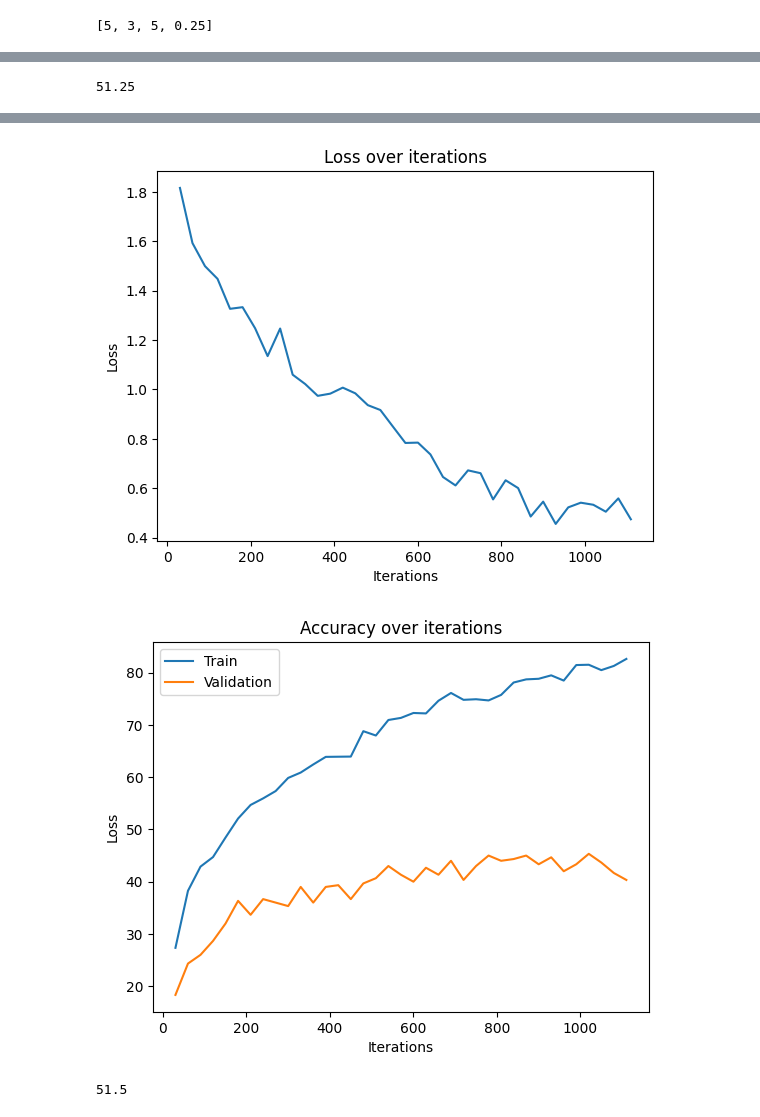
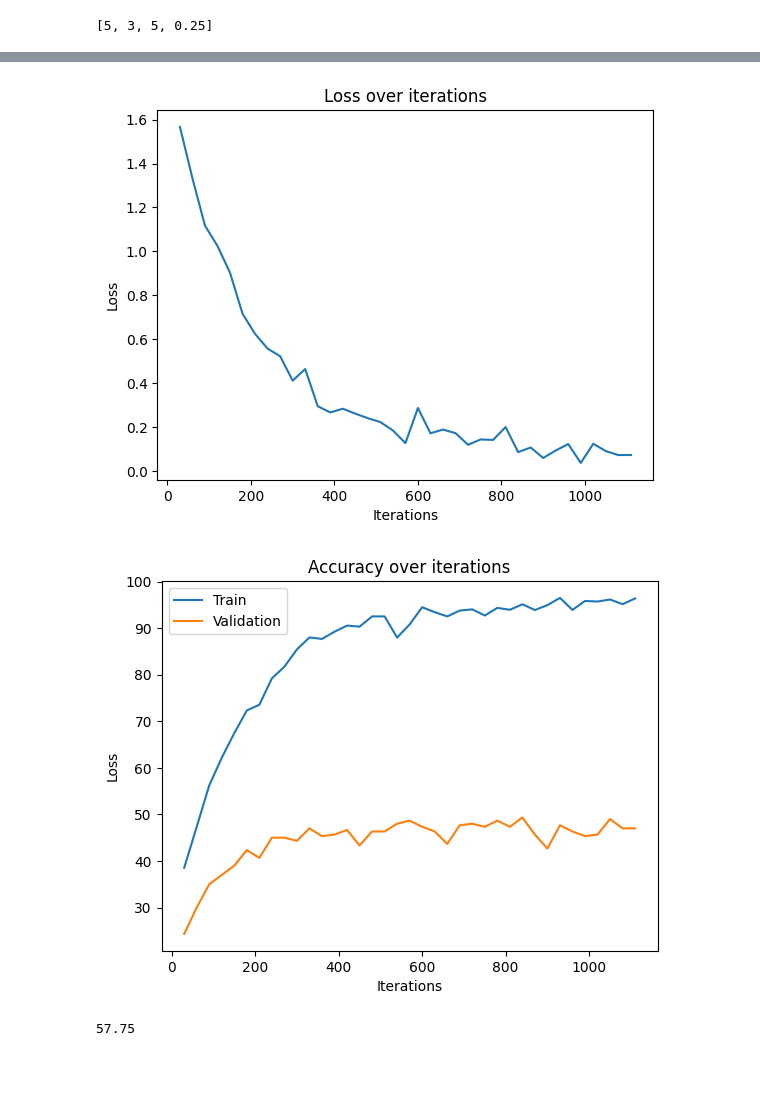
Before and after one commit to ryan-pankratz/CSC413-SER-Model, a Jupyter notebook: CSC413-Project_Code.ipynb, the cells around one changed output, grey strips where cells are left out. Drawn from its saved outputs; the diff is of its cells as text; code cells hidden in the pictures; blank space fills up the shorter version.

```diff
--- a/CSC413-Project_Code.ipynb
+++ b/CSC413-Project_Code.ipynb
@@ -138,7 +131,7 @@ val_data = torch.load('validation/val.data')
 test_data = torch.load('testing/test.data')
 # %%
 class SER_Dropout_Model(nn.Module):
-    def __init__(self, input_size=input_size, pool_size=5, kernel_size1=3, kernel_size2=5, hidden_size=80, hidden_size2=10, cout=60, cout2=40, p=0.5, num_classes=8):
+    def __init__(self, input_size=input_size, pool_size=5, kernel_size1=3, kernel_size2=5, hidden_size=80, hidden_size2=60, cout=60, cout2=40, p=0.5, num_classes=8):
         # self.fcnn_size = fcnn_size
         # self.scnn_size = scnn_size
 
@@ -153,7 +146,6 @@ class SER_Dropout_Model(nn.Module):
         self.MFCC_feature_extraction = nn.Sequential(
           nn.Conv1d(input_size, cout, kernel_size=kernel_size1, stride=stride, padding=padding),
           nn.MaxPool1d(kernel_size=pool_size, stride=pool_stride, padding=pool_padding),
-          nn.Dropout(p),
           nn.Conv1d(cout, cout2, kernel_size=kernel_size2, stride=stride, padding=padding),
           nn.MaxPool1d(kernel_size=pool_size, stride=pool_stride, padding=pool_padding),
         )
@@ -322,4 +300,4 @@ model = SER_Dropout_Model(kernel_size1=5, kernel_size2=3, pool_size=5, p=0.25)
 # model.eval()
 # %%
-train_model(model, train_data, val_data, plot_every=15, batch_size=256, num_epochs=80)
+train_model(model, train_data, val_data, plot_every=15, batch_size=256, num_epochs=80, learning_rate=0.001)
 # %% [output]
@@ -437,4 +399,0 @@ KeyboardInterrupt:
-# %%
-accuracy(best_model, test_data2)
-# %% [output]
-51.25
@@ -442,7 +404,7 @@ accuracy(best_model, test_data2)
 torch.save(best_model.state_dict(), 'model.pt')
 # %%
 class SER_NoDropout_Model(nn.Module):
-    def __init__(self, input_size=input_size, pool_size=5, kernel_size1=3, kernel_size2=5, hidden_size=80, hidden_size2=10, cout=60, cout2=40, num_classes=8):
+    def __init__(self, input_size=input_size, pool_size=5, kernel_size1=3, kernel_size2=5, hidden_size=80, hidden_size2=60, cout=60, cout2=40, num_classes=8):
         # self.fcnn_size = fcnn_size
         # self.scnn_size = scnn_size
 
@@ -457,7 +419,6 @@ class SER_NoDropout_Model(nn.Module):
         self.MFCC_feature_extraction = nn.Sequential(
           nn.Conv1d(input_size, cout, kernel_size=kernel_size1, stride=stride, padding=padding),
           nn.MaxPool1d(kernel_size=pool_size, stride=pool_stride, padding=pool_padding),
-          nn.Dropout(p),
           nn.Conv1d(cout, cout2, kernel_size=kernel_size2, stride=stride, padding=padding),
           nn.MaxPool1d(kernel_size=pool_size, stride=pool_stride, padding=pool_padding),
         )
@@ -489,5 +450,5 @@ class SER_NoDropout_Model(nn.Module):
 # %%
 model_no_dropout = SER_NoDropout_Model(kernel_size1=5, kernel_size2=3, pool_size=5)
 # %%
-train_model(model_no_dropout, train_data, val_data, plot_every=30, batch_size=256, num_epochs=80)
+train_model(model_no_dropout, train_data, val_data, plot_every=30, batch_size=256, num_epochs=80, learning_rate=0.001)
 # %% [output]
@@ -511,6 +472,6 @@ Epoch: 79 iteration: 1110 Loss: 0.473908007144928 Train Acc: 82.62857142857143 V
-[figure, old version]
+[figure, new version]
-[figure, old version]
+[figure, new version]
 # %%
 accuracy(model_no_dropout, test_data)
 # %% [output]
-51.5
+57.75
```
Also changed, not shown: parts of 10 cells of this notebook, 1 other file.
